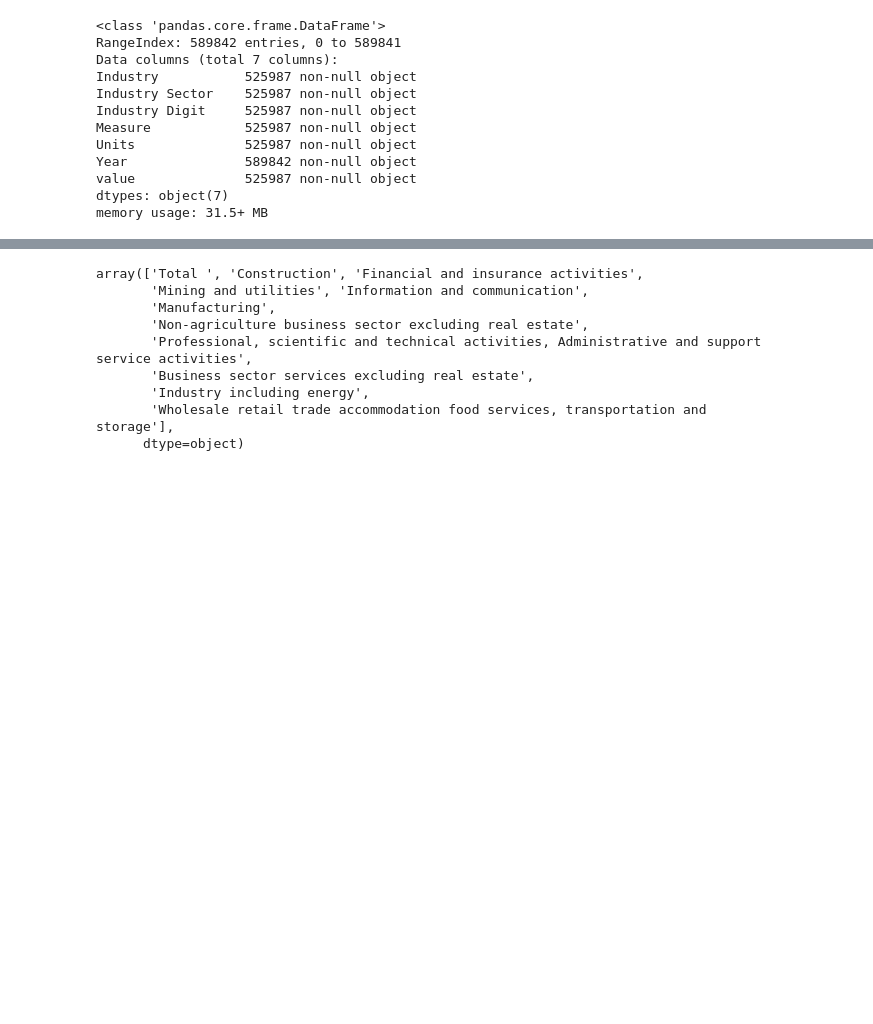
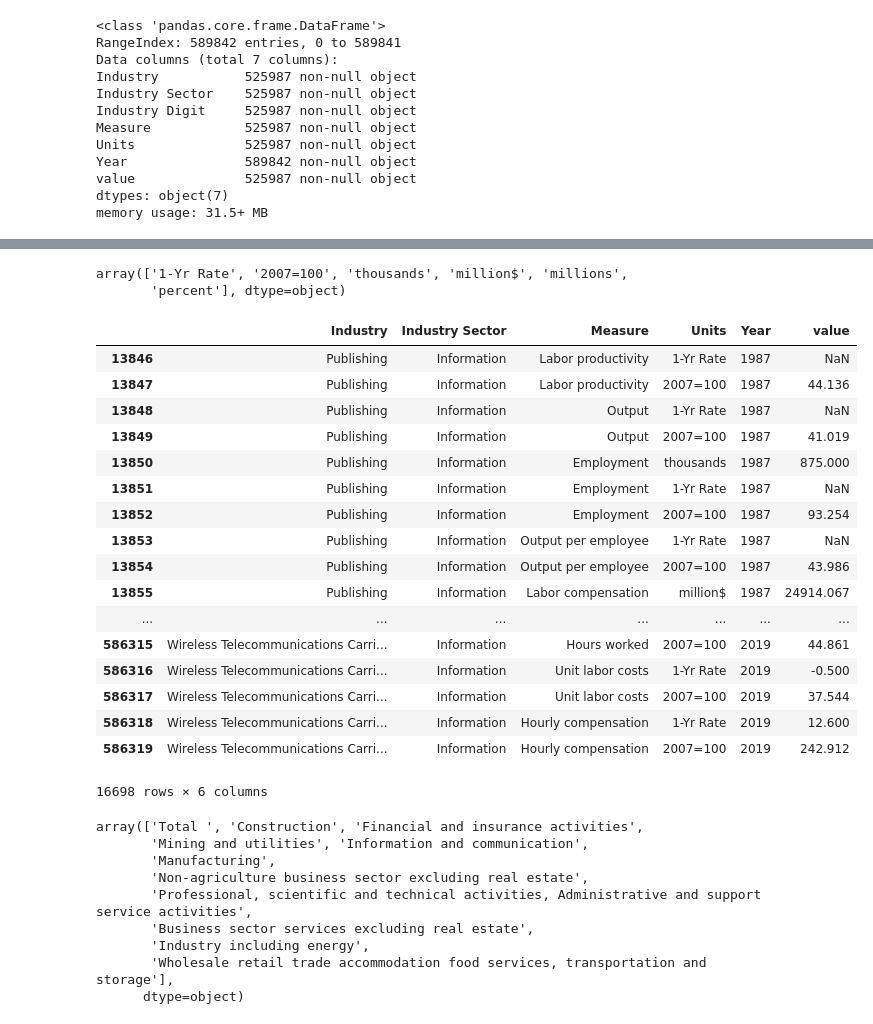
Before and after one commit to mayabenowitz/neuralcraft, a Jupyter notebook: notebooks/1.0-mayab-data-munging.ipynb, the cells around one changed output, grey strips where cells are left out. Cells and saved outputs as stored; diff of their text form; code cells hidden in the pictures; blank space fills up the shorter version.

```diff
--- a/notebooks/1.0-mayab-data-munging.ipynb
+++ b/notebooks/1.0-mayab-data-munging.ipynb
@@ -217,3 +236,34 @@ array(['  Mining', '  Utilities', ',,  Manufacturing',
+# %%
+df2['Industry'] = df2['Industry'].map(lambda s: s.lstrip(' '))
+df2['Industry Sector'] = df2['Industry Sector'].map(lambda s: s.lstrip(' '))
+# %%
+df2['Industry Sector'] = df2['Industry Sector'].map(lambda s: s.lstrip(', '))
+# %%
+df2['Units'].unique()
+# %% [output]
+array(['1-Yr Rate', '2007=100', 'thousands', 'million$', 'millions',
+       'percent'], dtype=object)
+# %%
+df2[df2['Industry Sector'] == 'Information']
+# %% [output]
+|  | Industry | Industry Sector | Measure | Units | Year | value |
+| 13846 | Publishing | Information | Labor productivity | 1-Yr Rate | 1987 | NaN |
+| 13847 | Publishing | Information | Labor productivity | 2007=100 | 1987 | 44.136 |
+| 13848 | Publishing | Information | Output | 1-Yr Rate | 1987 | NaN |
+| 13849 | Publishing | Information | Output | 2007=100 | 1987 | 41.019 |
+| 13850 | Publishing | Information | Employment | thousands | 1987 | 875.000 |
+| 13851 | Publishing | Information | Employment | 1-Yr Rate | 1987 | NaN |
+| 13852 | Publishing | Information | Employment | 2007=100 | 1987 | 93.254 |
+| 13853 | Publishing | Information | Output per employee | 1-Yr Rate | 1987 | NaN |
+| 13854 | Publishing | Information | Output per employee | 2007=100 | 1987 | 43.986 |
+| 13855 | Publishing | Information | Labor compensation | million$ | 1987 | 24914.067 |
+| ... | ... | ... | ... | ... | ... | ... |
+| 586315 | Wireless Telecommunications Carri... | Information | Hours worked | 2007=100 | 2019 | 44.861 |
+| 586316 | Wireless Telecommunications Carri... | Information | Unit labor costs | 1-Yr Rate | 2019 | -0.500 |
+| 586317 | Wireless Telecommunications Carri... | Information | Unit labor costs | 2007=100 | 2019 | 37.544 |
+| 586318 | Wireless Telecommunications Carri... | Information | Hourly compensation | 1-Yr Rate | 2019 | 12.600 |
+| 586319 | Wireless Telecommunications Carri... | Information | Hourly compensation | 2007=100 | 2019 | 242.912 |
+16698 rows × 6 columns
 # %%
 def _regplot(df, country, subject):
     fig, ax = plt.subplots(figsize=(20,10))
```
Also changed, not shown: parts of 2 cells of this notebook, 1 other file.
